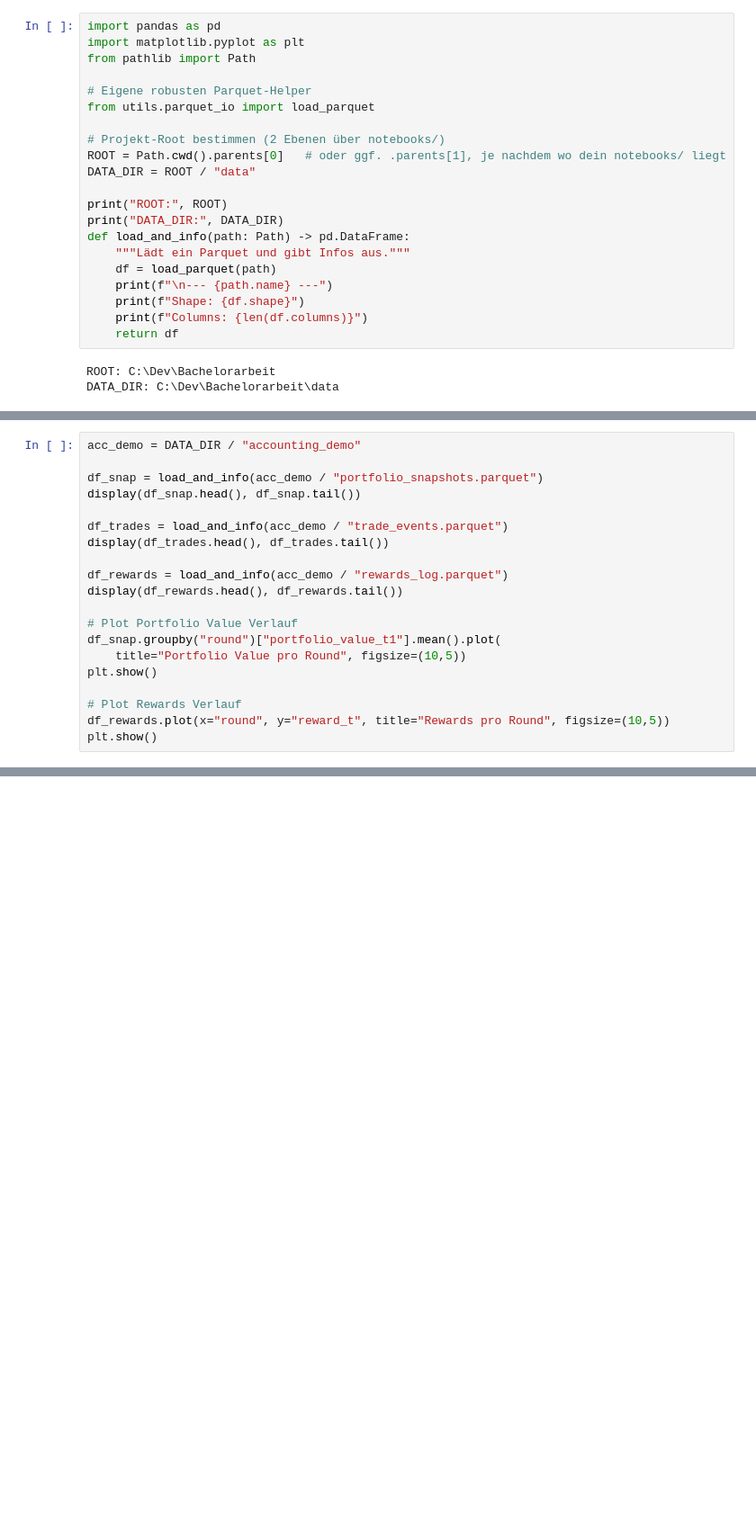
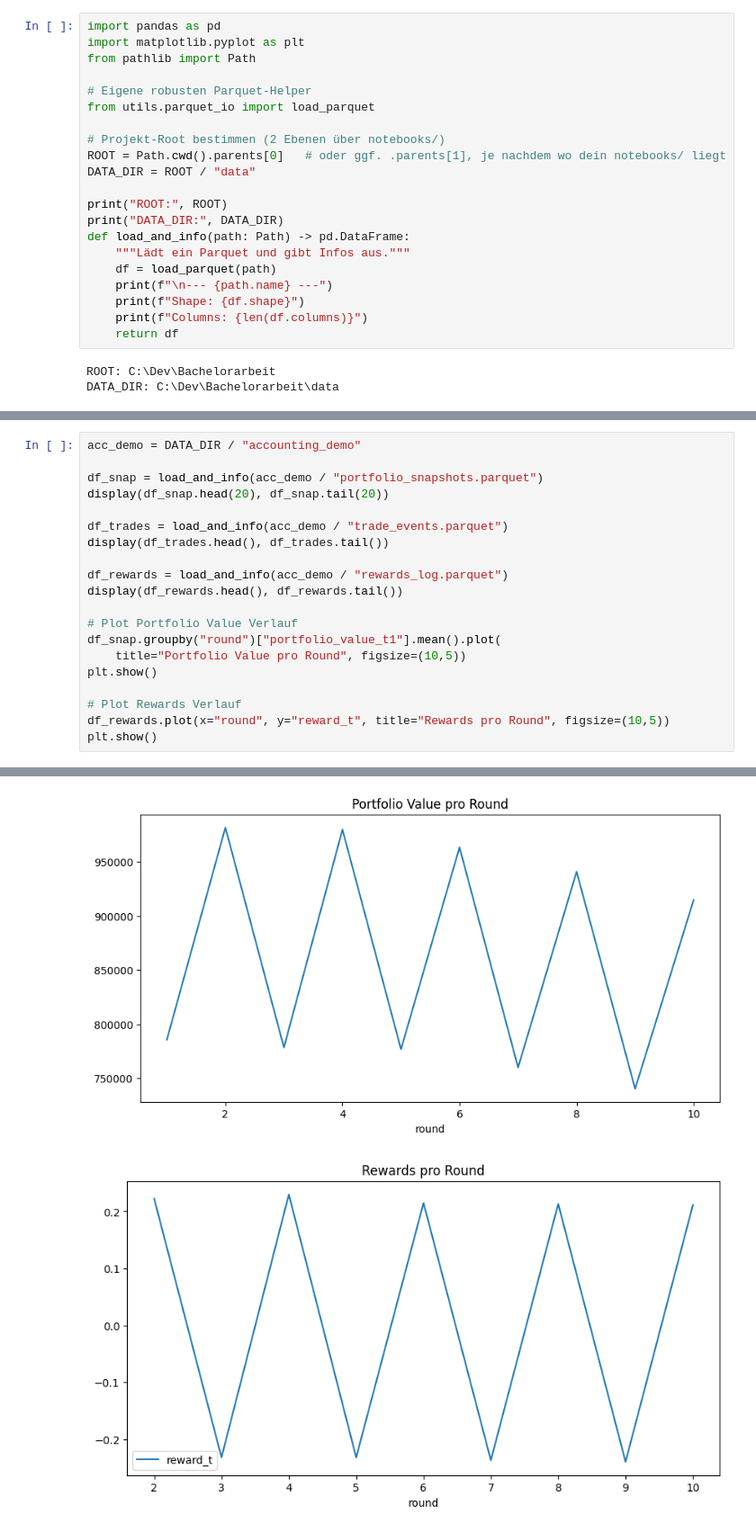
Before and after one commit to longrodeo/bachelorarbeit-drl-finance, a Jupyter notebook: notebooks/ploten_parquets_daten_check.ipynb, the cells around one changed output, grey strips where cells are left out. Shown at 90% size. Cells and saved outputs as stored; diff of their text form; blank space fills up the shorter version.

```diff
--- a/notebooks/ploten_parquets_daten_check.ipynb
+++ b/notebooks/ploten_parquets_daten_check.ipynb
@@ -128,7 +196,7 @@ display(df_rf.head(), df_rf.tail())
 acc_demo = DATA_DIR / "accounting_demo"
 
 df_snap = load_and_info(acc_demo / "portfolio_snapshots.parquet")
-display(df_snap.head(), df_snap.tail())
+display(df_snap.head(20), df_snap.tail(20))
 
 df_trades = load_and_info(acc_demo / "trade_events.parquet")
 display(df_trades.head(), df_trades.tail())
@@ -144,3 +212,4 @@ plt.show()
 # Plot Rewards Verlauf
 df_rewards.plot(x="round", y="reward_t", title="Rewards pro Round", figsize=(10,5))
 plt.show()
+# %% [output]
@@ -146,0 +285,2 @@ plt.show()
+[figure, added]
+[figure, added]
```
Also changed, not shown: parts of 6 cells of this notebook, 19 other files.
